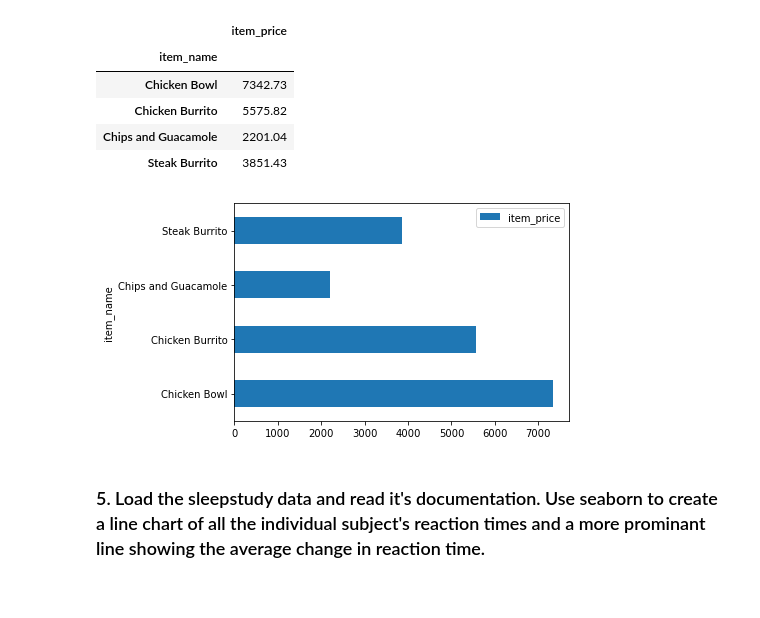
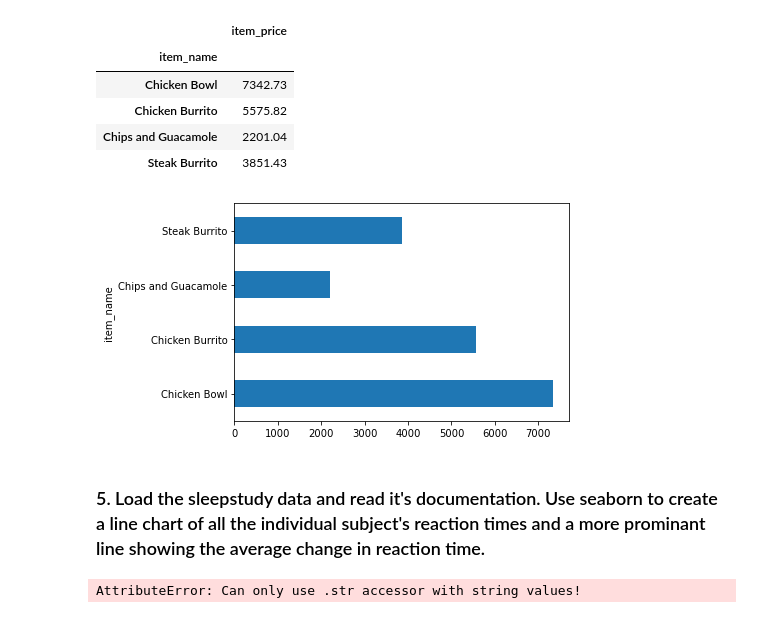
Before and after one commit to adam-talbot/numpy-pandas-visualization-exercises, a Jupyter notebook: seaborn_exercises.ipynb, the cells around one changed output. Drawn from its saved outputs; the diff is of its cells as text; code cells hidden in the pictures.

```diff
--- a/seaborn_exercises.ipynb
+++ b/seaborn_exercises.ipynb
@@ -208,9 +193,9 @@ chipotle.head()
 | 3 | 4 | 1 | 1 | Chips and Tomatillo-Green Chili S... | nan | $2.39 |
 | 4 | 5 | 2 | 2 | Chicken Bowl | [Tomatillo-Red Chili Salsa (Hot),... | $16.98 |
 # %%
-chipotle.item_price = chipotle.item_price.str.replace('$','')
+chipotle.item_price = chipotle.item_price.str.replace('$','', regex=False).astype('float')
 # %%
-chipotle = chipotle.astype({'item_price': 'float'})
+#chipotle = chipotle.astype({'item_price': 'float'})
 # %%
 type(chipotle.item_price[0])
 # %% [output]
@@ -245,13 +230,15 @@ top4
 | Chips and Guacamole | 2201.04 |
 | Steak Burrito | 3851.43 |
 # %%
-top4.plot.barh()
+top4.plot.barh(legend=False)
 plt.show()
 # %% [output]
-[figure, old version]
+[figure, new version]
 # %% [markdown]
 ### 5. Load the sleepstudy data and read it's documentation. Use seaborn to create a line chart of all the individual subject's reaction times and a more prominant line showing the average change in reaction time.
 # %%
 fav_four = chipotle.groupby("item_name").sum().sort_values(by=["quantity"], ascending = False).head(4)
 chipotle["item_price"] = chipotle["item_price"].str.lstrip("$")
 chipotle["item_price"] = chipotle["item_price"].str.lstrip("$")
+# %% [output]
+AttributeError: Can only use .str accessor with string values!
```
Also changed, not shown: parts of 3 cells of this notebook.
